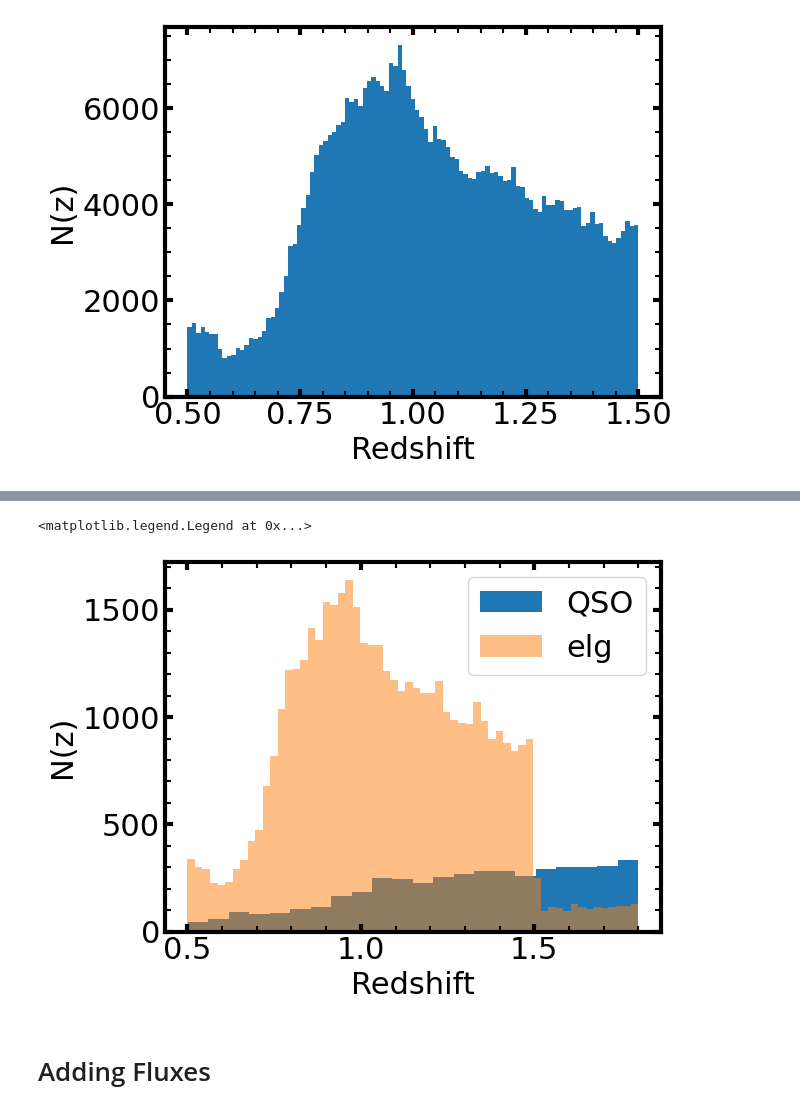
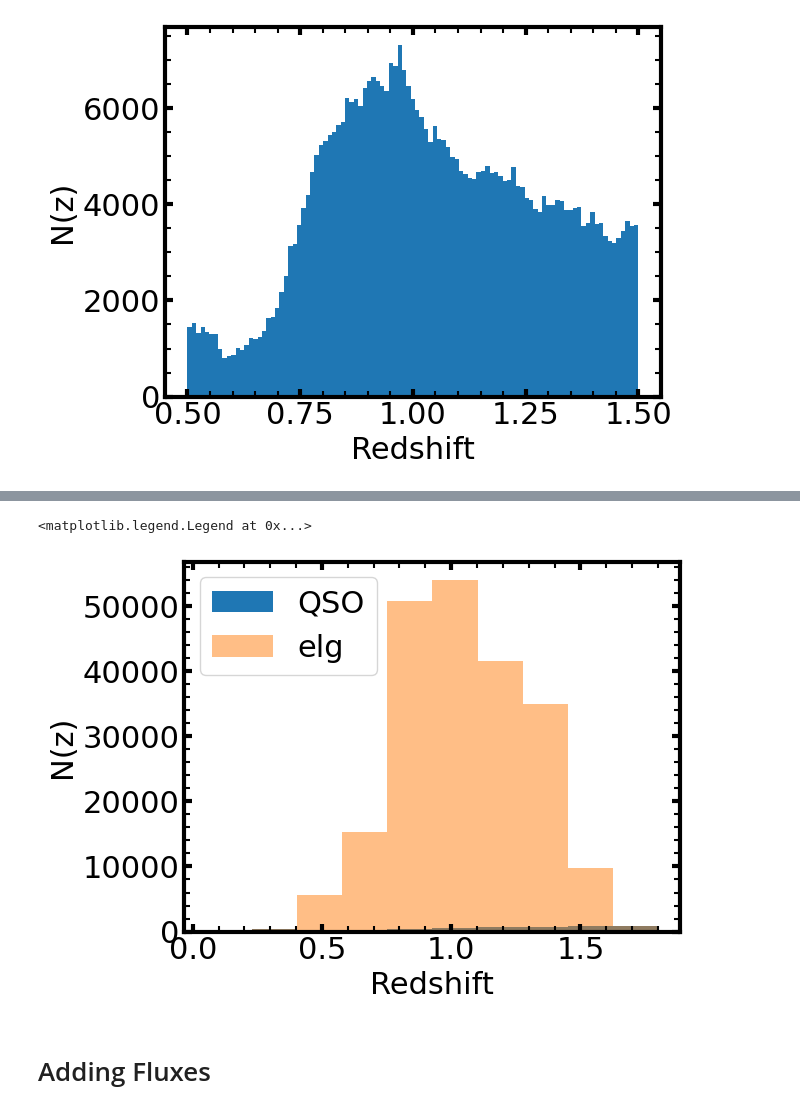
Before and after one commit to emcarthur123/QSL-ML, a Jupyter notebook: TestingSample.ipynb, the cells around one changed output, grey strips where cells are left out. Cells and saved outputs as stored; diff of their text form; code cells hidden in the pictures.

```diff
--- a/TestingSample.ipynb
+++ b/TestingSample.ipynb
@@ -246,7 +246,7 @@ Text(0.5, 0, 'Redshift')
 # %%
 ## Select QSO with nspec > 3 (nspec is just the number of available spectra)
 
-jj = (zpix_cat['zcat_nspec'] >= 1)&(zpix_cat['spectype'] == 'QSO')&(zpix_cat['z']<=1.8)&(zpix_cat['z']>=0.5)
+jj = (zpix_cat['zcat_nspec'] >= 1)&(zpix_cat['spectype'] == 'QSO')&(zpix_cat['z']<=1.8)&(zpix_cat['z']>=0.03)
 QSO_spec = zpix_cat[jj]
 # %%
 # Just plotting the table
@@ -293,5 +293,5 @@ Text(0.5, 0, 'Redshift')
 # %%
-new_dist_elg = new_elg_sample.sample(frac = .1)
+new_dist_elg = new_elg_sample.sample(frac = .5)
 # %%
 len(new_dist_elg)
 # %% [output]
@@ -325,13 +325,13 @@ plt.hist(new_frame['z'], bins = 'auto', label = 'elg')
 # %%
-plt.hist(new_dist_qso['z'], bins = 'auto', label = 'QSO')
-plt.hist(new_frame['z'], bins = 'auto', label = 'elg', alpha = .5)
+plt.hist(new_dist_qso['z'], label = 'QSO')
+plt.hist(new_frame['z'], label = 'elg', alpha = .5)
 
 plt.ylabel('N(z)')
 plt.xlabel('Redshift')
 plt.legend()
 # %% [output]
 <matplotlib.legend.Legend at 0x...>
-[figure, old version]
+[figure, new version]
 # %% [markdown]
 # Adding Fluxes
 # %% [markdown]
```
Also changed, not shown: parts of 31 cells of this notebook, 3 other files.
